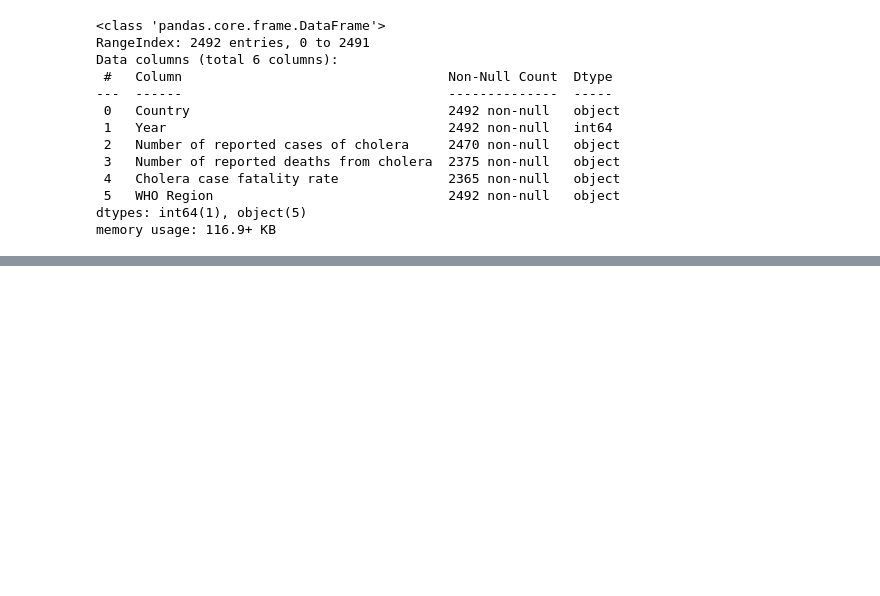
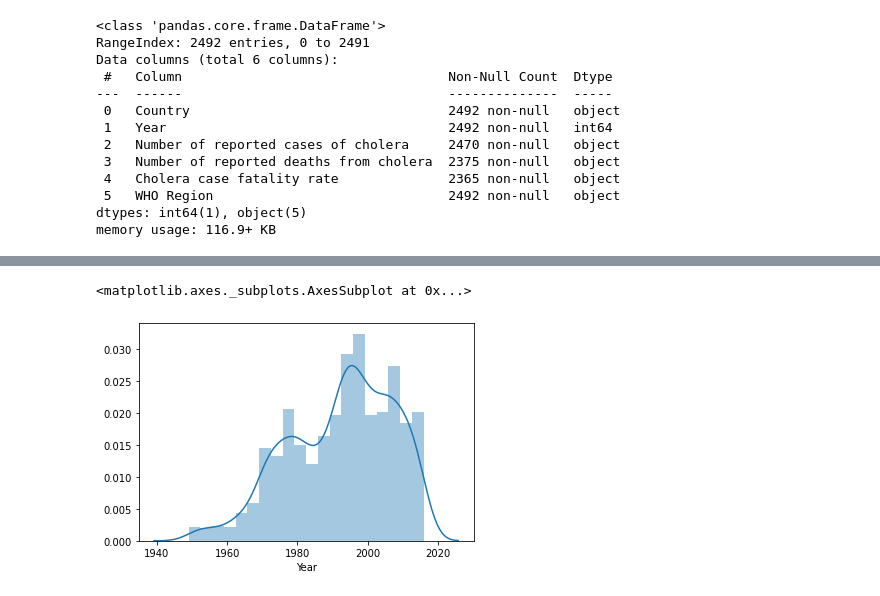
Before and after one commit to Balgaros/Python, a Jupyter notebook: Evaluation_Yvan_Capron.ipynb, the cells around one changed output, grey strips where cells are left out. Cells and saved outputs as stored; diff of their text form; code cells hidden in the pictures; blank space fills up the shorter version.

```diff
--- a/Evaluation_Yvan_Capron.ipynb
+++ b/Evaluation_Yvan_Capron.ipynb
@@ -102,0 +110,6 @@ print(df['Year'])
+# %%
+"Graphique 2 : Permet de montrer la répartition des données lié aux cholera sur l'année ( plus de données dans l'année 2000)"
+sns.distplot(df.Year)
+# %% [output]
+<matplotlib.axes._subplots.AxesSubplot at 0x...>
+[figure, added]
```
Also changed, not shown: parts of 8 cells of this notebook.
